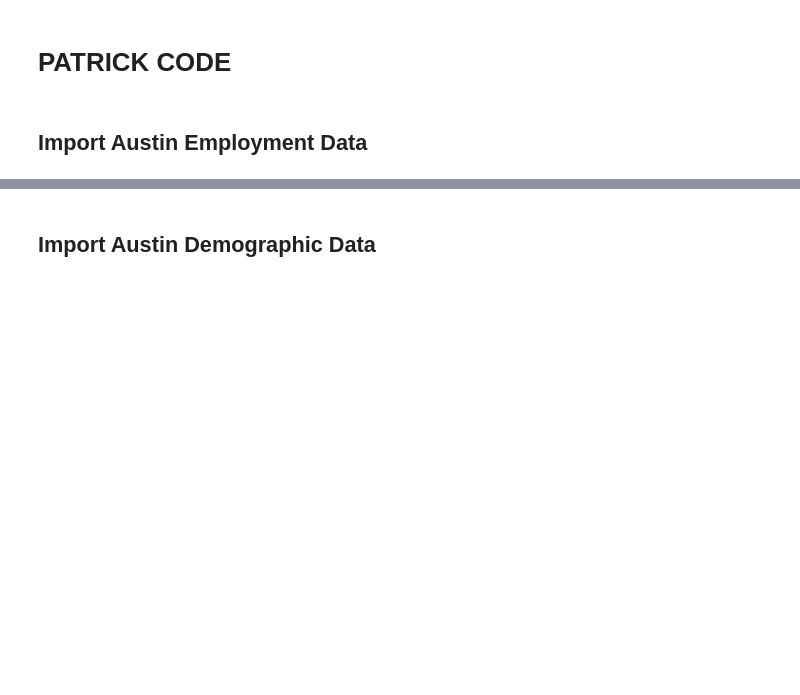
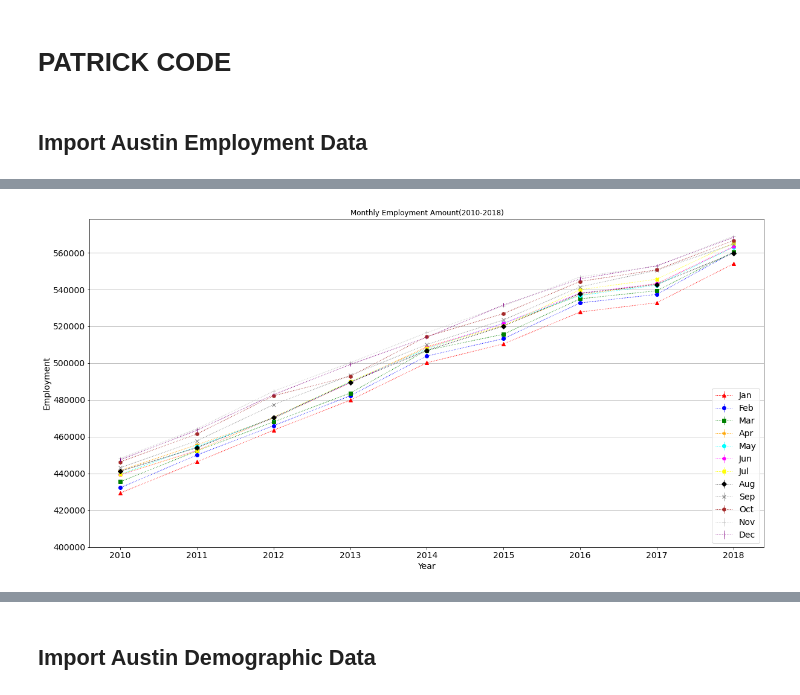
Before and after one commit to ybacoder/project-1, a Jupyter notebook: project_1.ipynb, the cells around one changed output, grey strips where cells are left out. Saved outputs shown, nothing was run; the diff lists cells and outputs as text; code cells hidden in the pictures; blank space fills up the shorter version.

```diff
--- a/project_1.ipynb
+++ b/project_1.ipynb
@@ -342,34 +467,35 @@ colors = [
     "purple",
 ]
 markers = ["^", "o", "s", "*", "8", "p", "X", "D", "x", "h", "+", "|"]
 
 x = monthly_employment_df.index
 for column, i in zip(
     monthly_employment_df.columns, range(len(monthly_employment_df.columns))
 ):
     y = monthly_employment_df[column]
     plt.errorbar(
         x,
         y,
         yerr=3,
         elinewidth=0.8,
         color=colors[i],
         marker=markers[i],
         linestyle=":",
         linewidth=1,
         errorevery=1,
         label=column,
     )
 
 plt.xlabel("Year")
 plt.ylabel("Employment")
 plt.title("Monthly Employment Amount(2010-2018)", fontsize=12)
 plt.legend(loc="lower right")
 plt.ylim(400000, max(y) + 10000)
 plt.grid(axis="y", linestyle="-")
-plt.figure(figsize=(15, 9))
 # plt.savefig('Fig3 Monthly Employment Amount.png')
 plt.show()
+# %% [output]
+[figure, added]
 # %%
 monthly_employment_rate_df = pd.pivot_table(
     monthly_df, index="Year", columns="Month", values="Employment Rate %"
```
Also changed, not shown: parts of 67 cells of this notebook, 1 other file.
